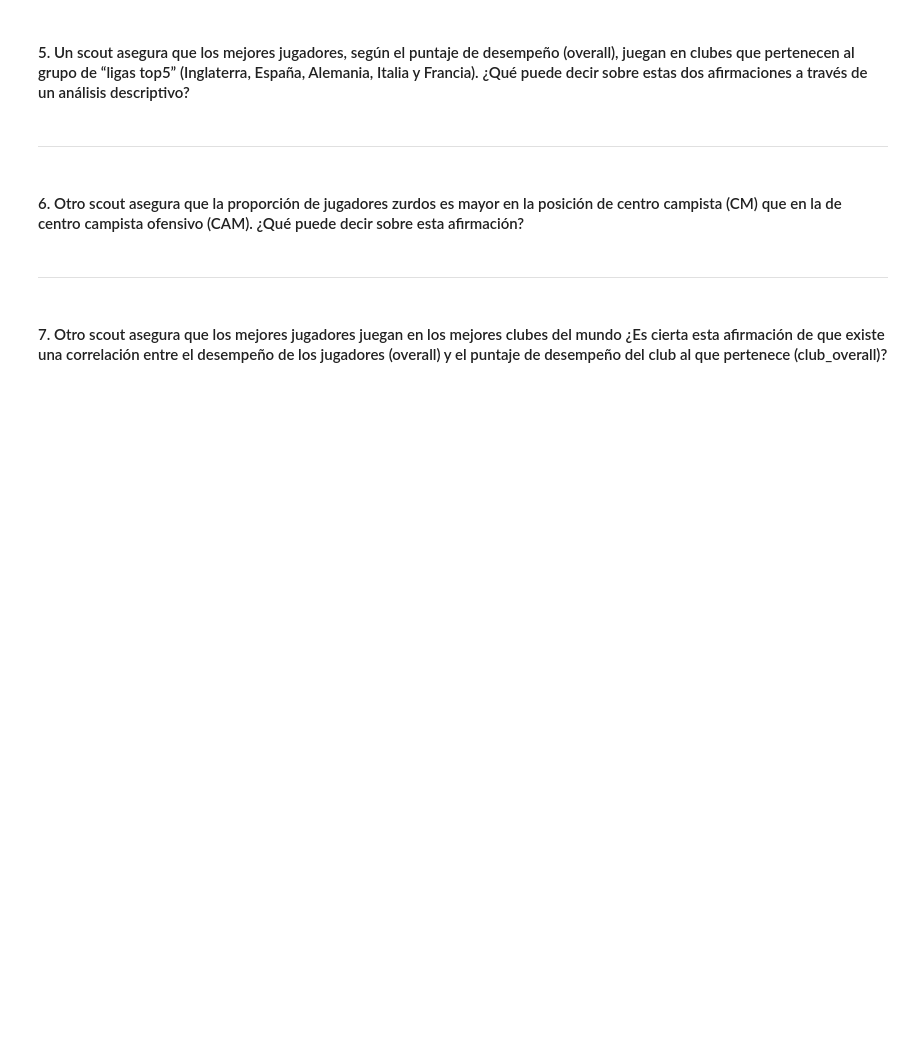
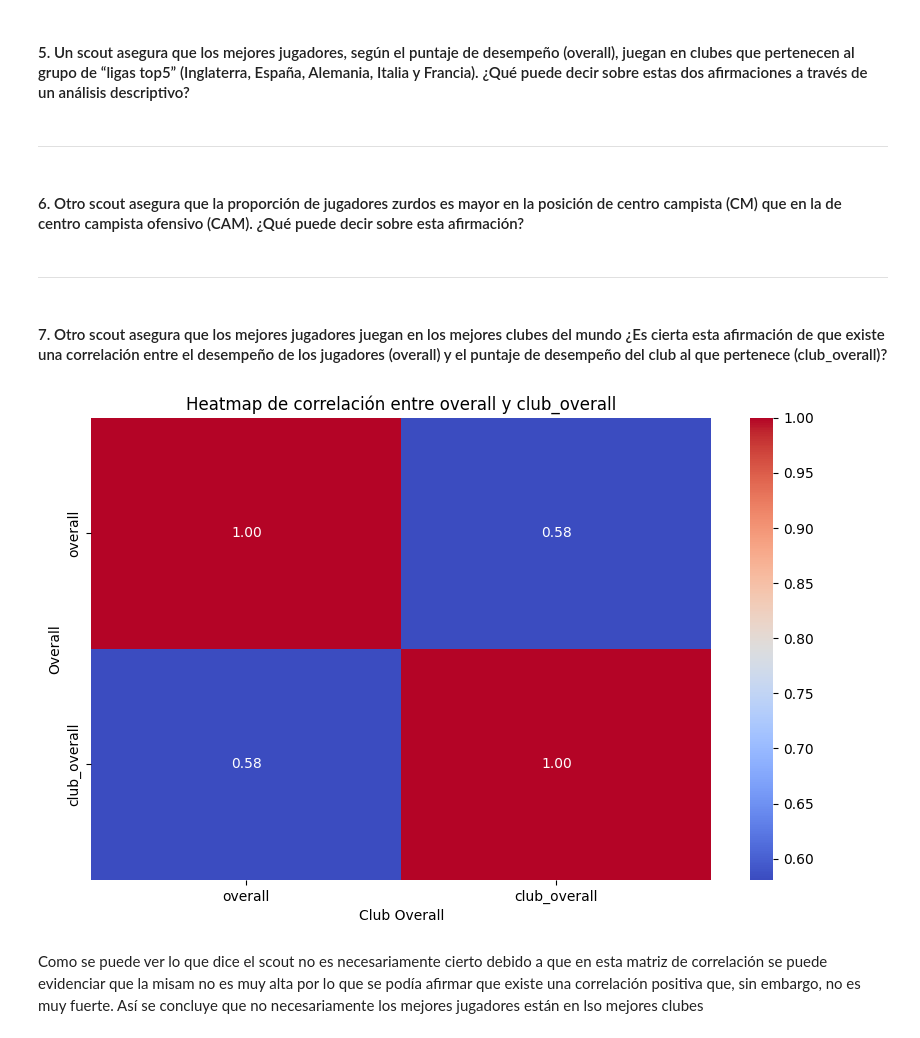
Before and after one commit to SebasL07/Taller-1-IA, a Jupyter notebook: Taller_1.ipynb, the cells around one changed output. Drawn from its saved outputs; the diff is of its cells as text; code cells hidden in the pictures; blank space fills up the shorter version.

```diff
--- a/Taller_1.ipynb
+++ b/Taller_1.ipynb
@@ -156,3 +174,18 @@ goalKeepers.describe()
 -------------------------------------------------------------------------------------------------------------------
 # %% [markdown]
 #### 7. Otro scout asegura que los mejores jugadores juegan en los mejores clubes del mundo ¿Es cierta esta afirmación de que existe una correlación entre el desempeño de los jugadores (overall) y el puntaje de desempeño del club al que pertenece (club_overall)?
+# %%
+players_copy = players.copy()
+players_copy = players_copy[['overall','club_overall']]
+overall_corr = players_copy.corr()
+
+plt.figure(figsize=(10, 6))
+sns.heatmap(overall_corr,annot=True, cmap='coolwarm', fmt='.2f')
+plt.title('Heatmap de correlación entre overall y club_overall')
+plt.xlabel('Club Overall')
+plt.ylabel('Overall')
+plt.show()
+# %% [output]
+[figure, added]
+# %% [markdown]
+Como se puede ver lo que dice el scout no es necesariamente cierto debido a que en esta matriz de correlación se puede evidenciar que la misam no es muy alta por lo que se podía afirmar que existe una correlación positiva que, sin embargo, no es muy fuerte. Así se concluye que no necesariamente los mejores jugadores están en lso mejores clubes
```
Also changed, not shown: parts of 6 cells of this notebook.
